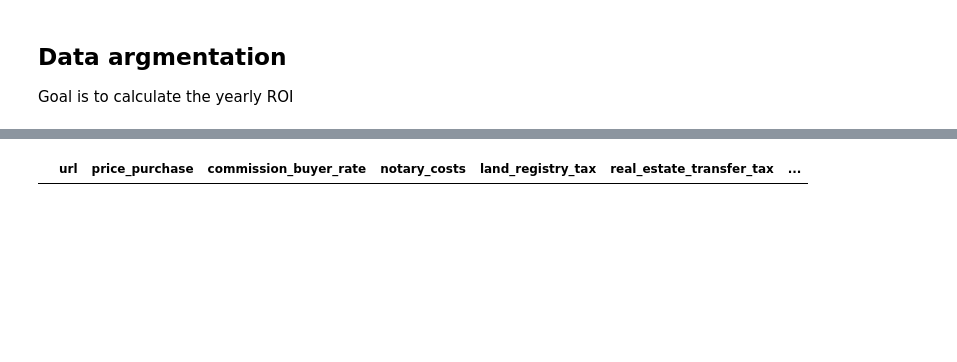
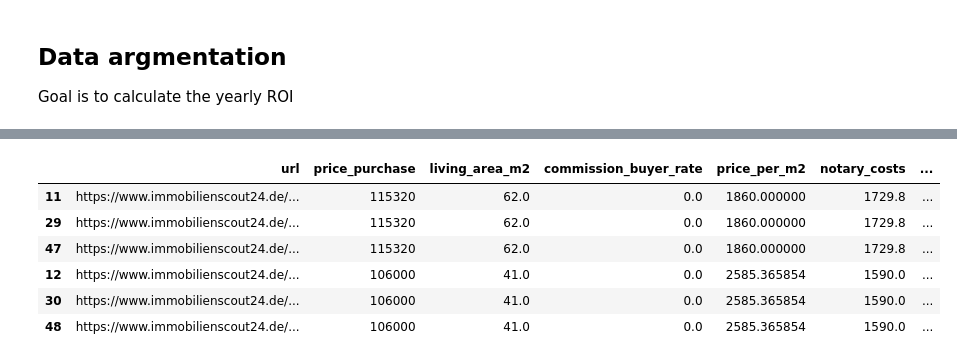
Before and after one commit to promitray/liveAI, a Jupyter notebook: real_estate_scrapper.ipynb, the cells around one changed output, grey strips where cells are left out. Drawn from its saved outputs; the diff is of its cells as text; code cells hidden in the pictures; blank space fills up the shorter version.

```diff
--- a/real_estate_scrapper.ipynb
+++ b/real_estate_scrapper.ipynb
@@ -4,17 +4,31 @@
 ## Configurables
 Change your url and location here
 # %%
+import datetime
+
 #Replace this url with the url of your search results
 #url = 'https://www.immobilienscout24.de/Suche/de/berlin/berlin/wohnung-kaufen?enteredFrom=one_step_search'
-# TODO concatenate url with region and city
-# state = "sachsen-anhalt"
-# city = "magdeburg"
-url_to_crawl = 'https://www.immobilienscout24.de/Suche/de/rheinland-pfalz/alzey-worms-kreis/wohnung-kaufen?enteredFrom=result_list'
-file_name_csv_raw = 'immobilienscout_result.csv'
+# state/city
+# location = "berlin/berlin"
+# location = "baden-wuerttemberg/pforzheim"
+# location = "niedersachsen/lueneburg-kreis"
+location = "bayern/fuerth-kreis"
+
+# location = "sachsen-anhalt/magdeburg"
+propertyType = 'wohnung'
+# url_to_crawl = 'https://www.immobilienscout24.de/Suche/de/rheinland-pfalz/alzey-worms-kreis/wohnung-kaufen?enteredFrom=result_list'
+url_to_crawl = 'https://www.immobilienscout24.de/Suche/de/' + location + '/'+propertyType+'-kaufen?enteredFrom=result_list'
+
+actualDate = datetime.date.today()
+actualDate = actualDate.strftime('%Y-%m-%d')
+city = location.split('/')[1]
+file_name_csv_raw = 'immobilienscout_result_'+ city + '_' + + actualDate + '.csv'
+file_folder = 'data'
+file_path = file_folder + '/' +  file_name_csv_raw
 
 # Your variables to change
-rent_price_index = 11
-equity_percentage = 0.2
+rent_price_index = 9
+equity_percentage = 0.20
 interest_rate = 0.01
 mortgage_payment_rate = 0.02
 
@@ -221,6 +235,6 @@ df_base.to_csv(file_name_csv_raw, index=False)
 # %%
 # Read CSV again
-df_base = pd.read_csv(file_name_csv_raw)
+df_base = pd.read_csv(file_path)
 # %% [markdown]
 ## Exploration
 # %%
@@ -344,7 +356,7 @@ for features in df_base.dtypes[df_base.dtypes == 'object'].index:
 Goal is to calculate the yearly ROI
 # %%
 df_finance = df_base[['url','price_purchase', 'living_area_m2', 'commission_buyer_rate']]
-df_finance['price_per_m2'] = df_finance['price_purchase']
+df_finance['price_per_m2'] = df_finance['price_purchase'] / df_finance['living_area_m2']
 df_finance['notary_costs'] = notary_percentage * df_finance['price_purchase']
 
 df_finance['land_registry_tax'] = land_registry_tax_percentage * df_finance['price_purchase']
@@ -354,10 +366,11 @@ df_finance['total_buying_price'] = df_finance['price_purchase'] + df_finance['no
 df_finance['equity'] = equity_percentage * df_finance['total_buying_price']
 df_finance['debt'] = df_finance['total_buying_price'] - df_finance['equity']
 df_finance['interest_rate_monthly'] = interest_rate * df_finance['debt'] / 12
-df_finance['mortgage_payment'] = mortgage_payment_rate * df_finance['debt']
+df_finance['mortgage_payment_yearly'] = mortgage_payment_rate * df_finance['debt']
+df_finance['mortgage_payment_monthly'] = df_finance['mortgage_payment_yearly'] / 12
 df_finance['monthly_rent'] = rent_price_index * df_finance['living_area_m2']
 df_finance['additional_costs'] = additional_costs_rate_per_m2 * df_finance['living_area_m2']
-df_finance['cashflow'] = df_finance['monthly_rent'] - df_finance['interest_rate_monthly'] - df_finance['mortgage_payment'] - df_finance['additional_costs']
+df_finance['cashflow'] = df_finance['monthly_rent'] - df_finance['interest_rate_monthly'] - df_finance['mortgage_payment_monthly'] - df_finance['additional_costs']
 df_finance['ROI'] = (df_finance['cashflow'] * 12) / df_finance['equity']
 # %%
 df_finance.sort_values(by=['ROI'], ascending=False)
@@ -386,4 +415,10 @@ df_finance[(df_finance['cashflow'] > 0) ].sort_values(by=['ROI'], ascending=Fals
 # %%
-df_finance[(df_finance['cashflow'] > 0) & (df_finance['equity'] <= 20000) ].sort_values(by=['ROI'], ascending=False)
+df_finance[(df_finance['cashflow'] > 0) & (df_finance['equity'] <= 25000) ].sort_values(by=['ROI'], ascending=False)
 # %% [output]
-|  | url | price_purchase | commission_buyer_rate | notary_costs | land_registry_tax | real_estate_transfer_tax | ... |
+|  | url | price_purchase | living_area_m2 | commission_buyer_rate | price_per_m2 | notary_costs | ... |
+| 11 | https://www.immobilienscout24.de/... | 115320 | 62.0 | 0.0 | 1860.000000 | 1729.8 | ... |
+| 29 | https://www.immobilienscout24.de/... | 115320 | 62.0 | 0.0 | 1860.000000 | 1729.8 | ... |
+| 47 | https://www.immobilienscout24.de/... | 115320 | 62.0 | 0.0 | 1860.000000 | 1729.8 | ... |
+| 12 | https://www.immobilienscout24.de/... | 106000 | 41.0 | 0.0 | 2585.365854 | 1590.0 | ... |
+| 30 | https://www.immobilienscout24.de/... | 106000 | 41.0 | 0.0 | 2585.365854 | 1590.0 | ... |
+| 48 | https://www.immobilienscout24.de/... | 106000 | 41.0 | 0.0 | 2585.365854 | 1590.0 | ... |
```
Also changed, not shown: parts of 10 cells of this notebook, 3 other files.
